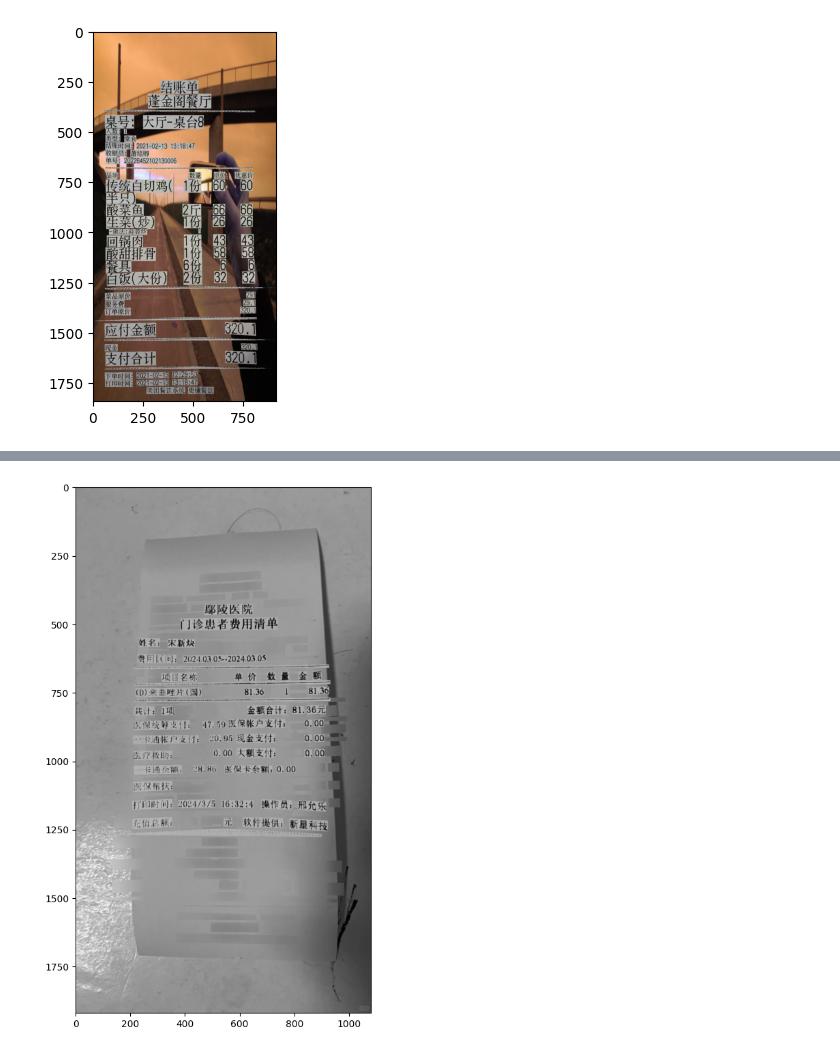
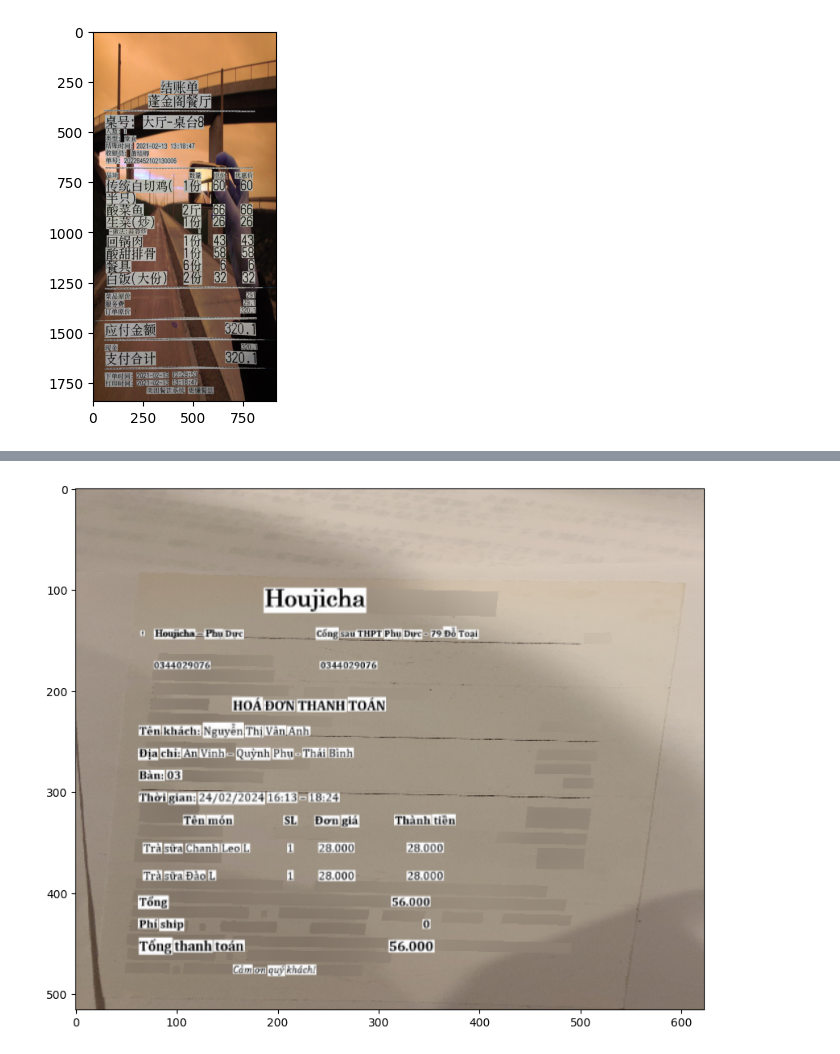
Before and after one commit to boostcampaitech7/level2-cv-datacentric-cv-11, a Jupyter notebook: dataset.ipynb, the cells around one changed output, grey strips where cells are left out. Cells and saved outputs as stored; diff of their text form; code cells hidden in the pictures.

```diff
--- a/dataset.ipynb
+++ b/dataset.ipynb
@@ -225,8 +277,8 @@ plt.imshow(output1,cmap='gray')
 # %%
-img_background = synthetic_preprocess(language='chinese', id=24)
-img_document = synthetic_preprocess(language='chinese', id=23)
+img_background = synthetic_preprocess(language='japanese', id=85)
+img_document = synthetic_preprocess(language='vietnamese', id=85)
 
 test_img,test_json = synthtic_receipts(img_background,img_document)
 visualize_img(test_img)
 # %% [output]
-[figure, old version]
+[figure, new version]
```
Also changed, not shown: parts of 14 cells of this notebook, 4 other files.
